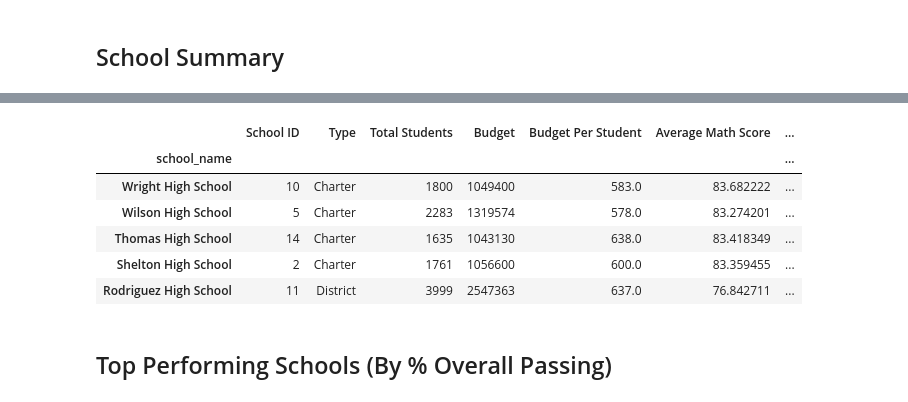
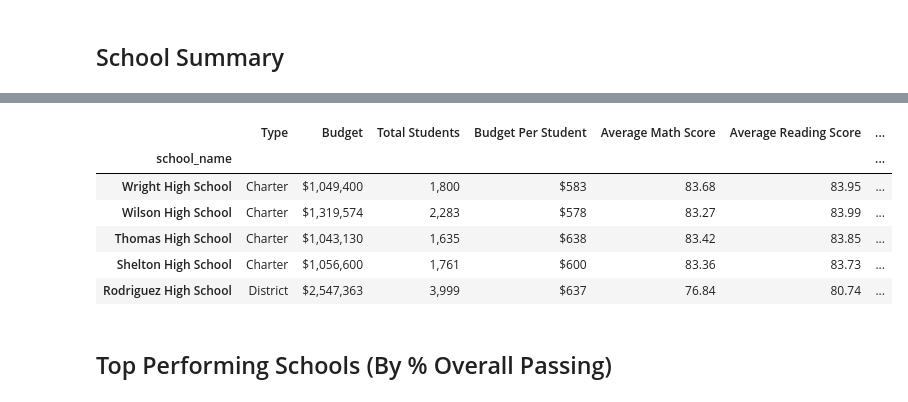
Before and after one commit to dkogel/School-system-analysis-with-Pandas, a Jupyter notebook: PyCitySchools_DK_Work/main.ipynb, the cells around one changed output, grey strips where cells are left out. Drawn from its saved outputs; the diff is of its cells as text; code cells hidden in the pictures.

Commit message:
adding formatting and removed extra columns

```diff
--- a/PyCitySchools_DK_Work/main.ipynb
+++ b/PyCitySchools_DK_Work/main.ipynb
@@ -5,6 +5,7 @@
 # Dependencies and Setup
 
 import pandas as pd
+pd.set_option('mode.chained_assignment', None)
 
 # File to Load (Remember to Change These)
 school_data_to_load = "../Instructions/PyCitySchools/Resources/schools_complete.csv"
@@ -119,45 +120,56 @@ school_data["Average Reading Score"]=school_reading_total/school_data["Total Stu
 #get total passing reading by school
 readPass_by_school= total_passing_reading.groupby("school_name")
 readPass_by_school_clean= readPass_by_school.count()["reading_score"]
 
 #get total passing math by school
 mathPass_by_school= total_passing_math.groupby("school_name")
 mathPass_by_school_clean= mathPass_by_school.count()["math_score"]
 
 #get total passing both
 bothPass_by_school= total_passing_both.groupby("school_name")
 bothPass_by_school_clean= bothPass_by_school.count()["Student ID"]
 
 #add students passing per school totals to "school_data"
 school_data_2= school_data.merge(readPass_by_school_clean, on="school_name", how="left")
 school_data_3= school_data_2.rename(columns={"reading_score":"Total Passing Reading"})
 school_data_4= school_data_3.merge(mathPass_by_school_clean, on="school_name", how="left")
 school_data_5= school_data_4.rename(columns={"math_score":"Total Passing Math"})
 school_data_6= school_data_5.merge(bothPass_by_school_clean, on="school_name", how="left")
 school_data_7= school_data_6.rename(columns={"Student ID":"Total Passing Overall"})
 
 
 
 # #add % passing per school to "school_data"
-school_data_7["% Passing Math"]= school_data_7["Total Passing Math"]/school_data_7["Total Students"]
+school_data_7["% Passing Math"]= (school_data_7["Total Passing Math"]/school_data_7["Total Students"])*100
 
-school_data_7["% Passing Reading"]= school_data_7["Total Passing Reading"]/school_data_7["Total Students"]
+school_data_7["% Passing Reading"]= school_data_7["Total Passing Reading"]/school_data_7["Total Students"]*100
 
-school_data_7["% Passing Overall"]= school_data_7["Total Passing Overall"]/school_data_7["Total Students"]
+school_data_7["% Passing Overall"]= school_data_7["Total Passing Overall"]/school_data_7["Total Students"]*100
 
-#add % overall passing per school to "school data"
+school_overview_df= school_data_7[["Type","Budget","Total Students","Budget Per Student", "Average Math Score",
+                                      "Average Reading Score","% Passing Math","% Passing Reading","% Passing Overall"]]
 
+#mapping/formatting
+#file_df["avg_cost"] = file_df["avg_cost"].map("${:.2f}".format)
 
+school_overview_df["Total Students"]= school_overview_df["Total Students"].map("{:,}".format)
+school_overview_df["Budget"]= school_overview_df["Budget"].map("${:,}".format)
+school_overview_df["Budget Per Student"]= school_overview_df["Budget Per Student"].map("${:,.0f}".format)
+school_overview_df["Average Math Score"]= school_overview_df["Average Math Score"].map("{:.2f}".format)
+school_overview_df["Average Reading Score"]= school_overview_df["Average Reading Score"].map("{:.2f}".format)
+school_overview_df["% Passing Math"]= school_overview_df["% Passing Math"].map("{:.2f} %".format)
+school_overview_df["% Passing Reading"]= school_overview_df["% Passing Reading"].map("{:.2f} %".format)
+school_overview_df["% Passing Overall"]= school_overview_df["% Passing Overall"].map("{:.2f} %".format)
 
-school_data_7.head()
+school_overview_df.head()
 # %% [output]
-|  | School ID | Type | Total Students | Budget | Budget Per Student | Average Math Score | ... |
+|  | Type | Budget | Total Students | Budget Per Student | Average Math Score | Average Reading Score | ... |
 | school_name |  |  |  |  |  |  | ... |
-| Wright High School | 10 | Charter | 1800 | 1049400 | 583.0 | 83.682222 | ... |
-| Wilson High School | 5 | Charter | 2283 | 1319574 | 578.0 | 83.274201 | ... |
-| Thomas High School | 14 | Charter | 1635 | 1043130 | 638.0 | 83.418349 | ... |
-| Shelton High School | 2 | Charter | 1761 | 1056600 | 600.0 | 83.359455 | ... |
-| Rodriguez High School | 11 | District | 3999 | 2547363 | 637.0 | 76.842711 | ... |
+| Wright High School | Charter | $1,049,400 | 1,800 | $583 | 83.68 | 83.95 | ... |
+| Wilson High School | Charter | $1,319,574 | 2,283 | $578 | 83.27 | 83.99 | ... |
+| Thomas High School | Charter | $1,043,130 | 1,635 | $638 | 83.42 | 83.85 | ... |
+| Shelton High School | Charter | $1,056,600 | 1,761 | $600 | 83.36 | 83.73 | ... |
+| Rodriguez High School | District | $2,547,363 | 3,999 | $637 | 76.84 | 80.74 | ... |
 # %% [markdown]
 ## Top Performing Schools (By % Overall Passing)
 # %% [markdown]
```
Also changed, not shown: parts of 5 cells of this notebook.
